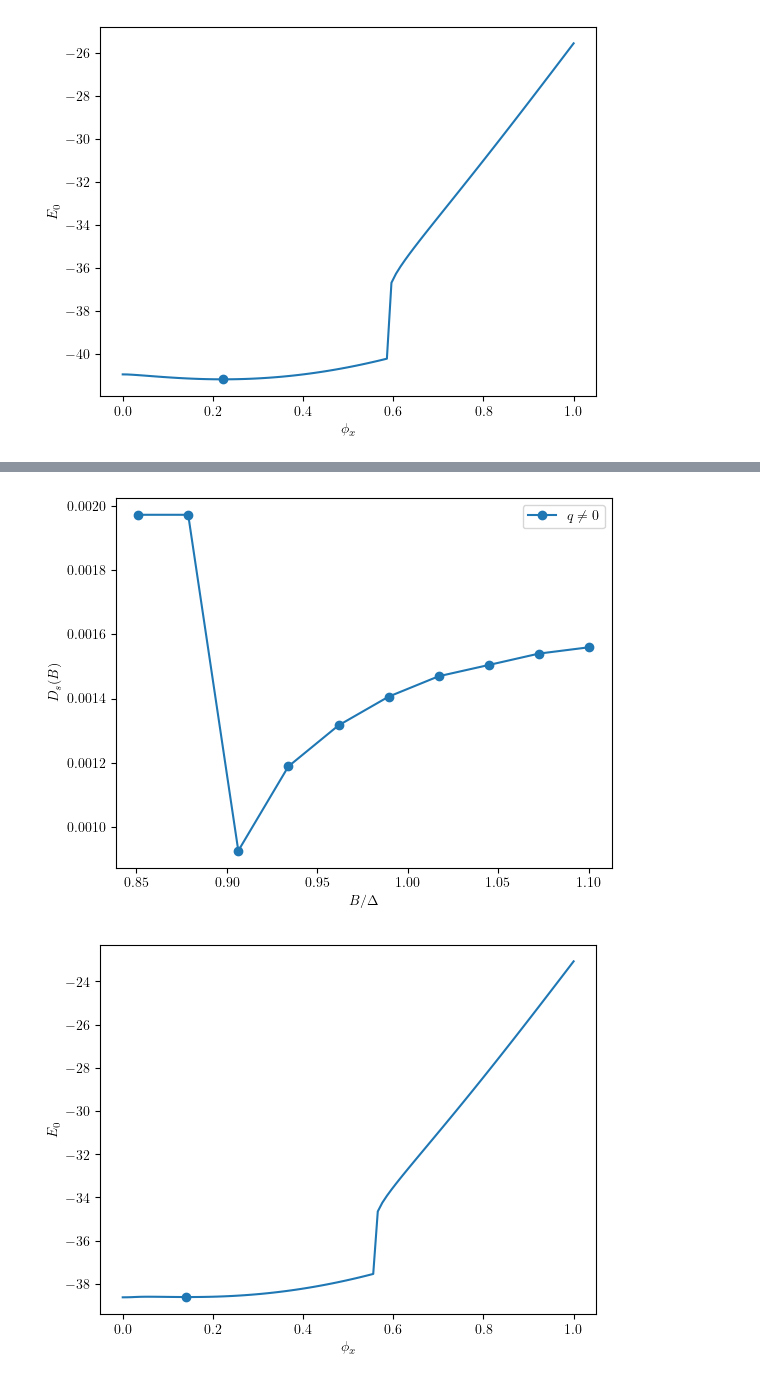
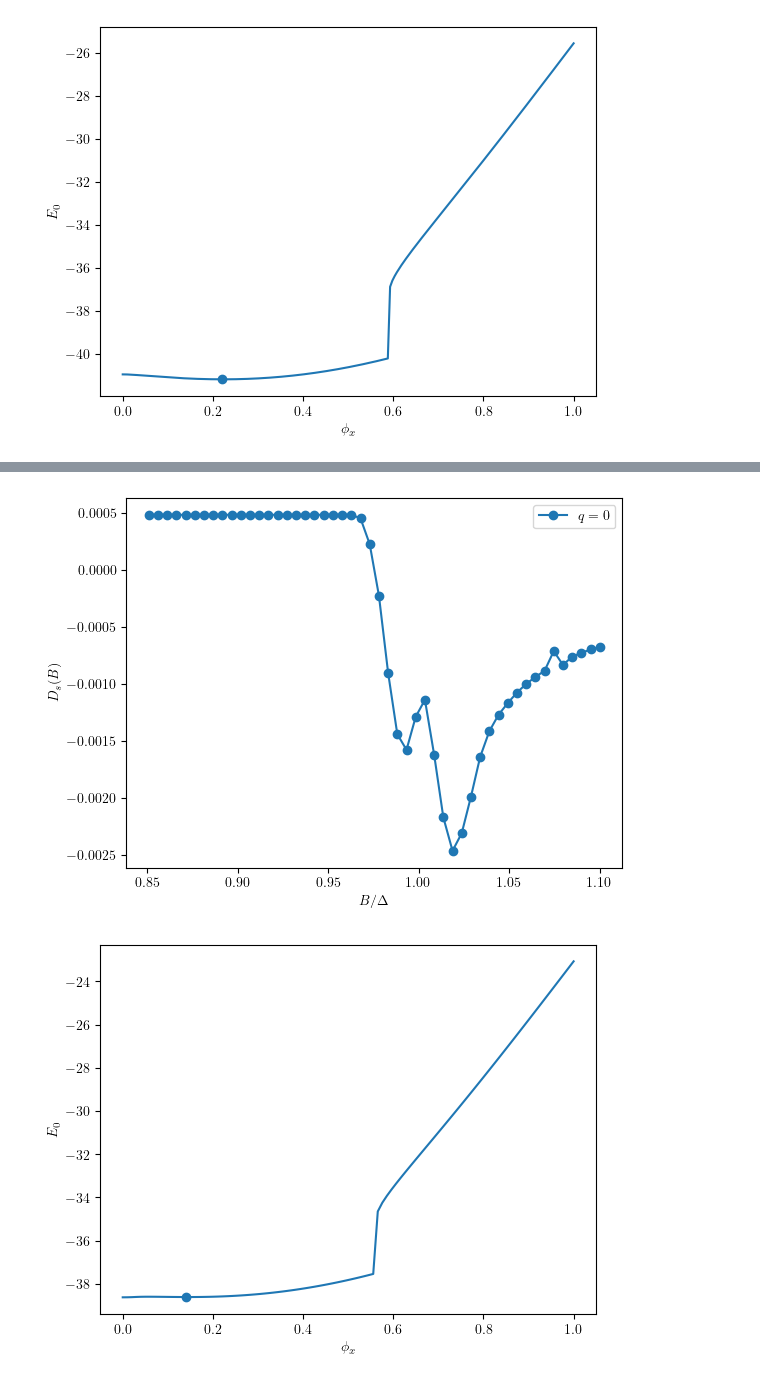
Before and after one commit to gabriel-rodriguez-ruiz/bilayer, a Jupyter notebook: Monolayer.ipynb, the cells around one changed output, grey strips where cells are left out. Saved outputs shown, nothing was run; the diff lists cells and outputs as text; code cells hidden in the pictures.

```diff
--- a/Monolayer.ipynb
+++ b/Monolayer.ipynb
@@ -581,7 +581,7 @@ cut_off = 10
 mu = 3.
 Delta = 1
 B = 0.99 * Delta
-phi_x_values = np.linspace(0, 1, 100)
+phi_x_values = np.linspace(0, 1, 200)
 
 E, error = get_total_fundamental_energy_vs_phi_x(phi_x_values, mu, B, Delta, cut_off)
 
@@ -630,8 +630,8 @@ def get_stiffness_at_q_zero(phi_x_values, mu, B_values, Delta, cut_off):
 cut_off = 10
 mu = 3.
 Delta = 1
-phi_x_values = np.linspace(0, 1, 100)
-B_values = np.linspace(0.851, 1.1, 30)
+phi_x_values = np.linspace(0, 1, 300)
+B_values = np.linspace(0.851, 1.1, 50)
 
 stiffness_B_q_non_zero = get_stiffness_at_q_non_zero(phi_x_values, mu, B_values, Delta, cut_off)
 stiffness_B_q_zero = get_stiffness_at_q_zero(phi_x_values, mu, B_values, Delta, cut_off)
@@ -648,13 +648,13 @@ ax.set_ylabel(r"$D_s(B)$");
 # %%
 fig, ax = plt.subplots()
-ax.plot(B_values, stiffness_B_q_non_zero, "o-", label=r"$q\neq 0$",)
-# ax.plot(B_values, stiffness_B_q_zero, "o-", label=r"$q=0$")
+#ax.plot(B_values, stiffness_B_q_non_zero, "o-", label=r"$q\neq 0$",)
+ax.plot(B_values, stiffness_B_q_zero, "o-", label=r"$q=0$")
 
 plt.legend()
 ax.set_xlabel(r"$B/\Delta$")
 ax.set_ylabel(r"$D_s(B)$");
 # %% [output]
-[figure, old version]
+[figure, new version]
 # %%
 from scipy.signal import find_peaks
 
```
Also changed, not shown: parts of 2 cells of this notebook.
